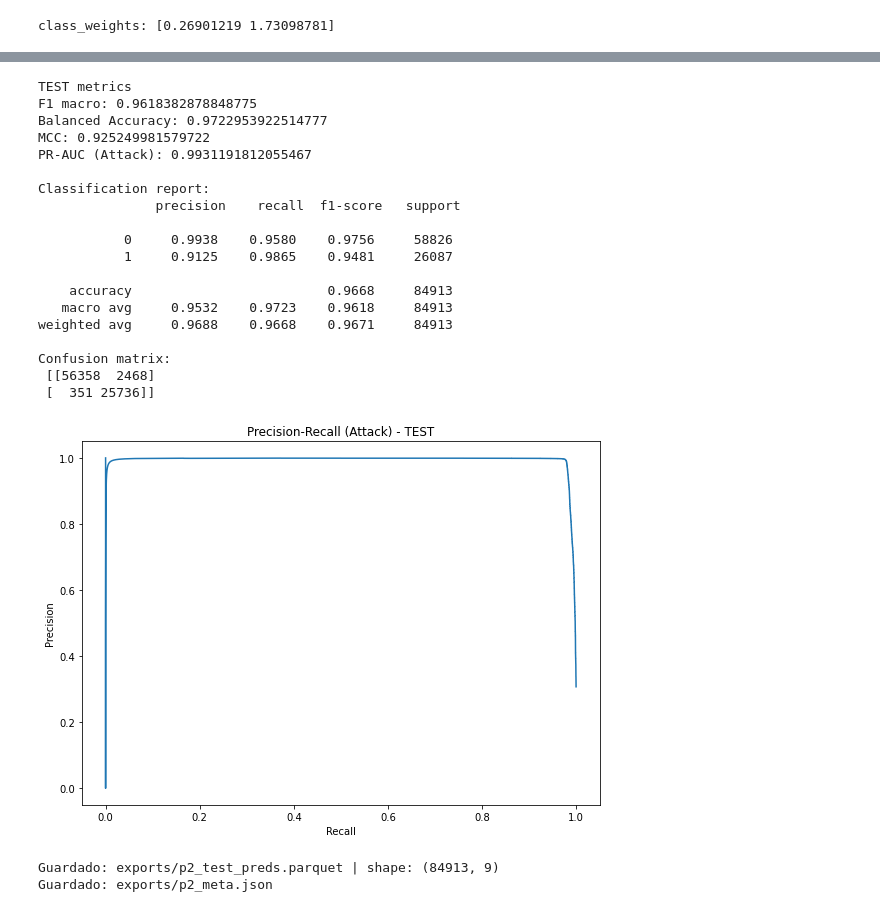
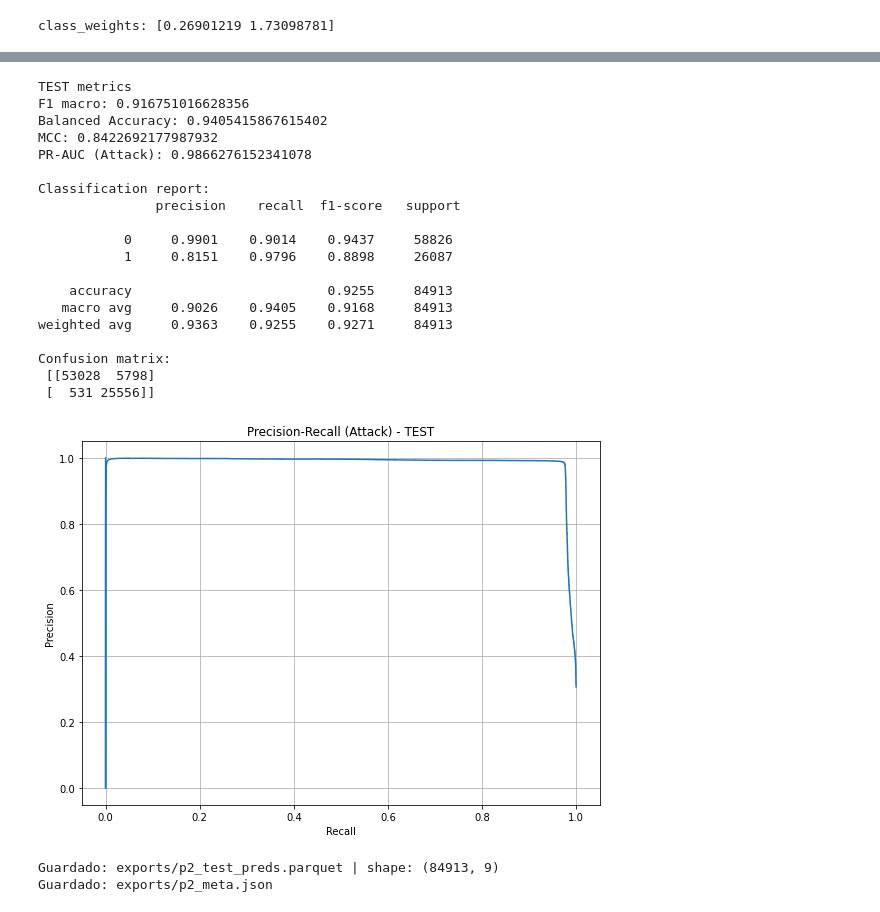
Before and after one commit to DaniSabbagh97/Hybrid_IDS_DeepLearning_TFM, a Jupyter notebook: pipeline2_pca_gru_tcn.ipynb, the cells around one changed output, grey strips where cells are left out. Cells and saved outputs as stored; diff of their text form; code cells hidden in the pictures.

```diff
--- a/pipeline2_pca_gru_tcn.ipynb
+++ b/pipeline2_pca_gru_tcn.ipynb
@@ -19,7 +19,8 @@ df = df.sort_values("Timestamp").reset_index(drop=True)
 # %%
 #X Y
 y = df["Attack"].astype(np.int64).values
-X_df = df.select_dtypes(include=[np.number]).copy()
+#X_df = df.select_dtypes(include=[np.number]).copy()
+X_df = df.select_dtypes(include=[np.number]).drop(columns=["Attack"]).copy()
 # %%
 #Split temporal (70/15/15)
 n = len(df)
@@ -366,39 +367,41 @@ cm = confusion_matrix(y_true, y_pred)
 print("Confusion matrix:\n", cm)
 # %% [output]
 TEST metrics
-F1 macro: 0.9618382878848775
-Balanced Accuracy: 0.9722953922514777
-MCC: 0.925249981579722
-PR-AUC (Attack): 0.9931191812055467
+F1 macro: 0.916751016628356
+Balanced Accuracy: 0.9405415867615402
+MCC: 0.8422692177987932
+PR-AUC (Attack): 0.9866276152341078
 
 Classification report:
                precision    recall  f1-score   support
 
-           0     0.9938    0.9580    0.9756     58826
-           1     0.9125    0.9865    0.9481     26087
+           0     0.9901    0.9014    0.9437     58826
+           1     0.8151    0.9796    0.8898     26087
 
-    accuracy                         0.9668     84913
-   macro avg     0.9532    0.9723    0.9618     84913
-weighted avg     0.9688    0.9668    0.9671     84913
+    accuracy                         0.9255     84913
+   macro avg     0.9026    0.9405    0.9168     84913
+weighted avg     0.9363    0.9255    0.9271     84913
 
 Confusion matrix:
- [[56358  2468]
- [  351 25736]]
+ [[53028  5798]
+ [  531 25556]]
 # %%
 #Curva Precision-Recall (Attack) en TEST
 import matplotlib.pyplot as plt
 
 prec, rec, thr = precision_recall_curve(y_true, p1)
 
 plt.figure(figsize=(8, 6))
 plt.plot(rec, prec)
 plt.title("Precision-Recall (Attack) - TEST")
 plt.xlabel("Recall")
 plt.ylabel("Precision")
 plt.tight_layout()
+plt.grid(True)
+plt.savefig("Pipe2_pr_curve_test.png", dpi=300, bbox_inches="tight")  # <-- esto
 plt.show()
 # %% [output]
-[figure, old version]
+[figure, new version]
 # %%
 import os, json
 import numpy as np
```
Also changed, not shown: parts of 7 cells of this notebook, 1 other file.
